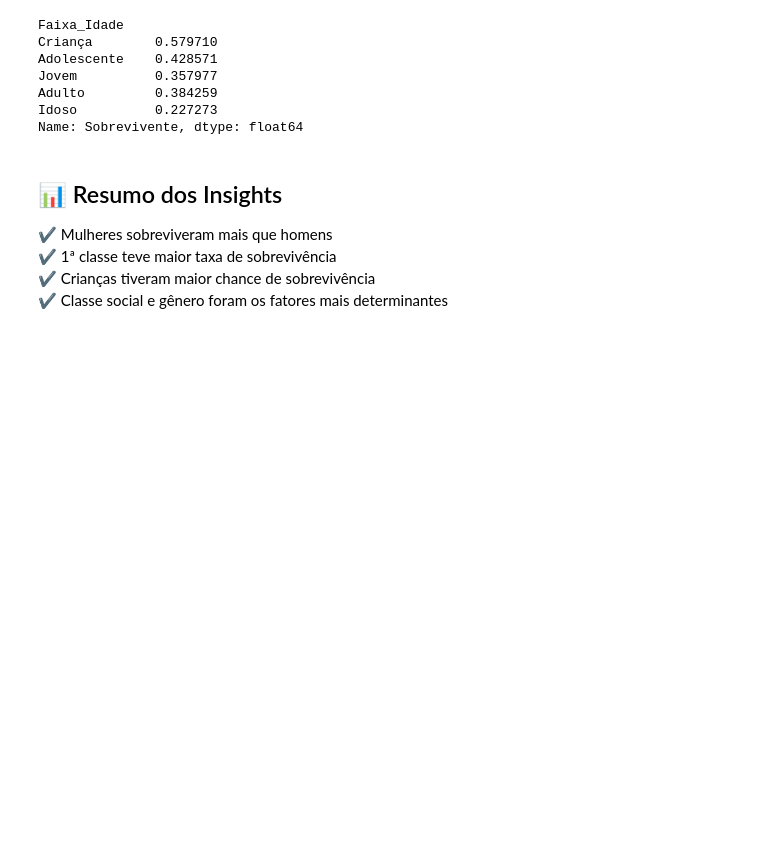
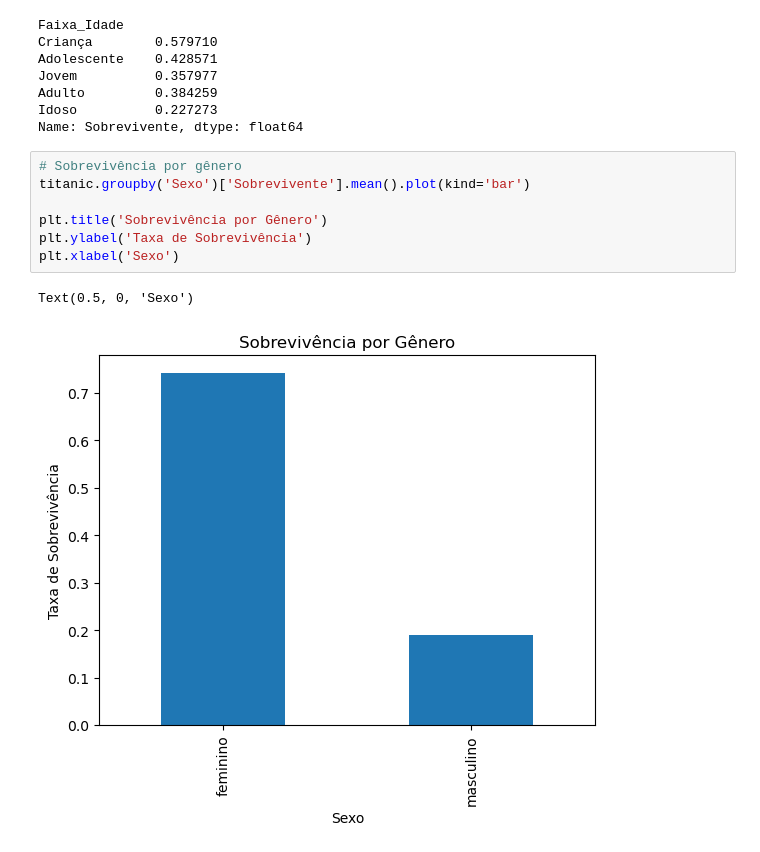
Before and after one commit to gustavoperoni/analise-titanic, a Jupyter notebook: Análise de Dados Titanic.ipynb, the cells around one changed output. Cells and saved outputs as stored; diff of their text form; blank space fills up the shorter version.

```diff
--- a/Análise de Dados Titanic.ipynb
+++ b/Análise de Dados Titanic.ipynb
@@ -159,10 +167,13 @@ Jovem          0.357977
 Adulto         0.384259
 Idoso          0.227273
 Name: Sobrevivente, dtype: float64
-# %% [markdown]
-## 📊 Resumo dos Insights
-
-✔ Mulheres sobreviveram mais que homens
-✔ 1ª classe teve maior taxa de sobrevivência
-✔ Crianças tiveram maior chance de sobrevivência
-✔ Classe social e gênero foram os fatores mais determinantes
+# %%
+# Sobrevivência por gênero
+titanic.groupby('Sexo')['Sobrevivente'].mean().plot(kind='bar')
+
+plt.title('Sobrevivência por Gênero')
+plt.ylabel('Taxa de Sobrevivência')
+plt.xlabel('Sexo')
+# %% [output]
+Text(0.5, 0, 'Sexo')
+[figure, added]
```
Also changed, not shown: parts of 5 cells of this notebook.
